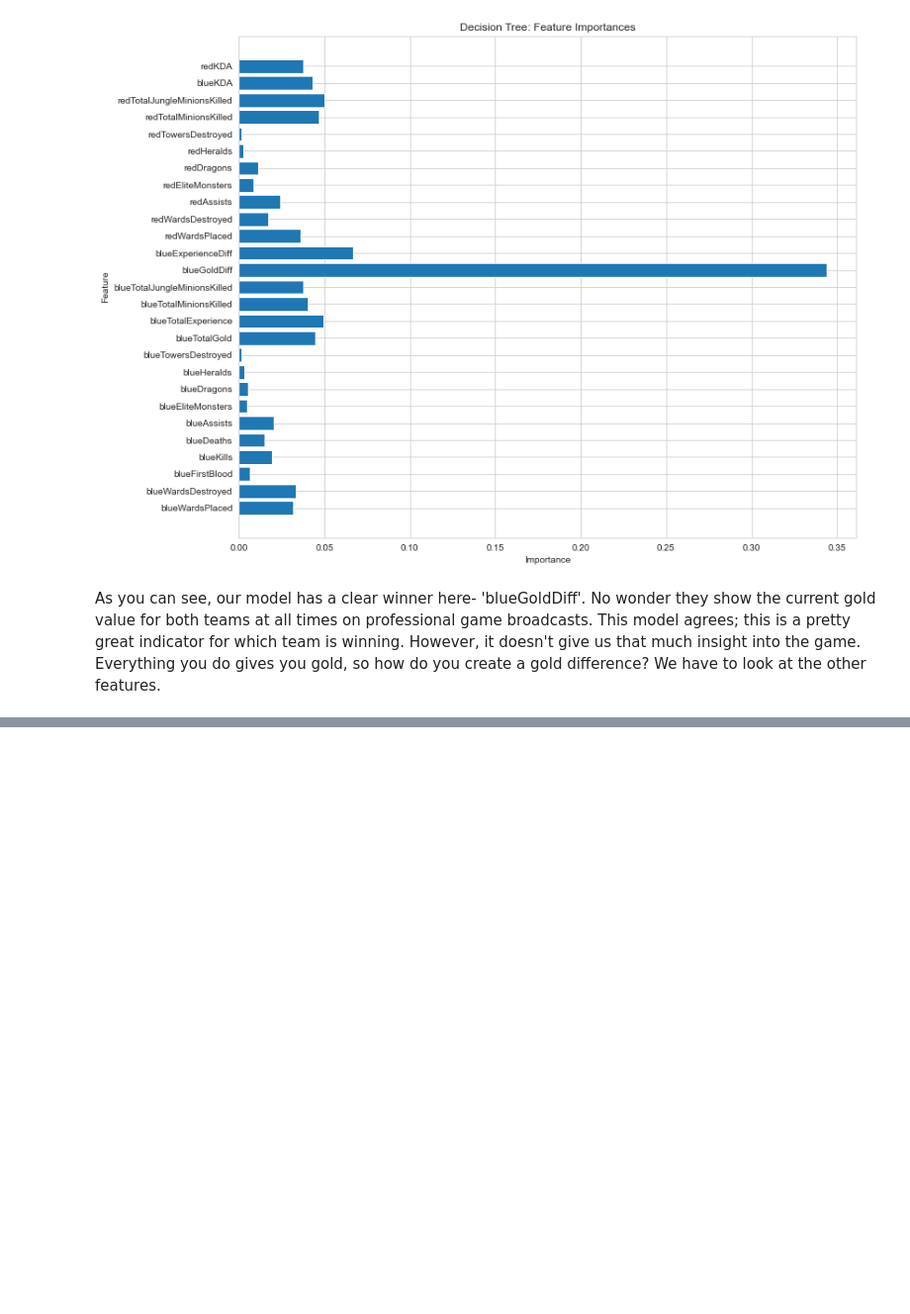
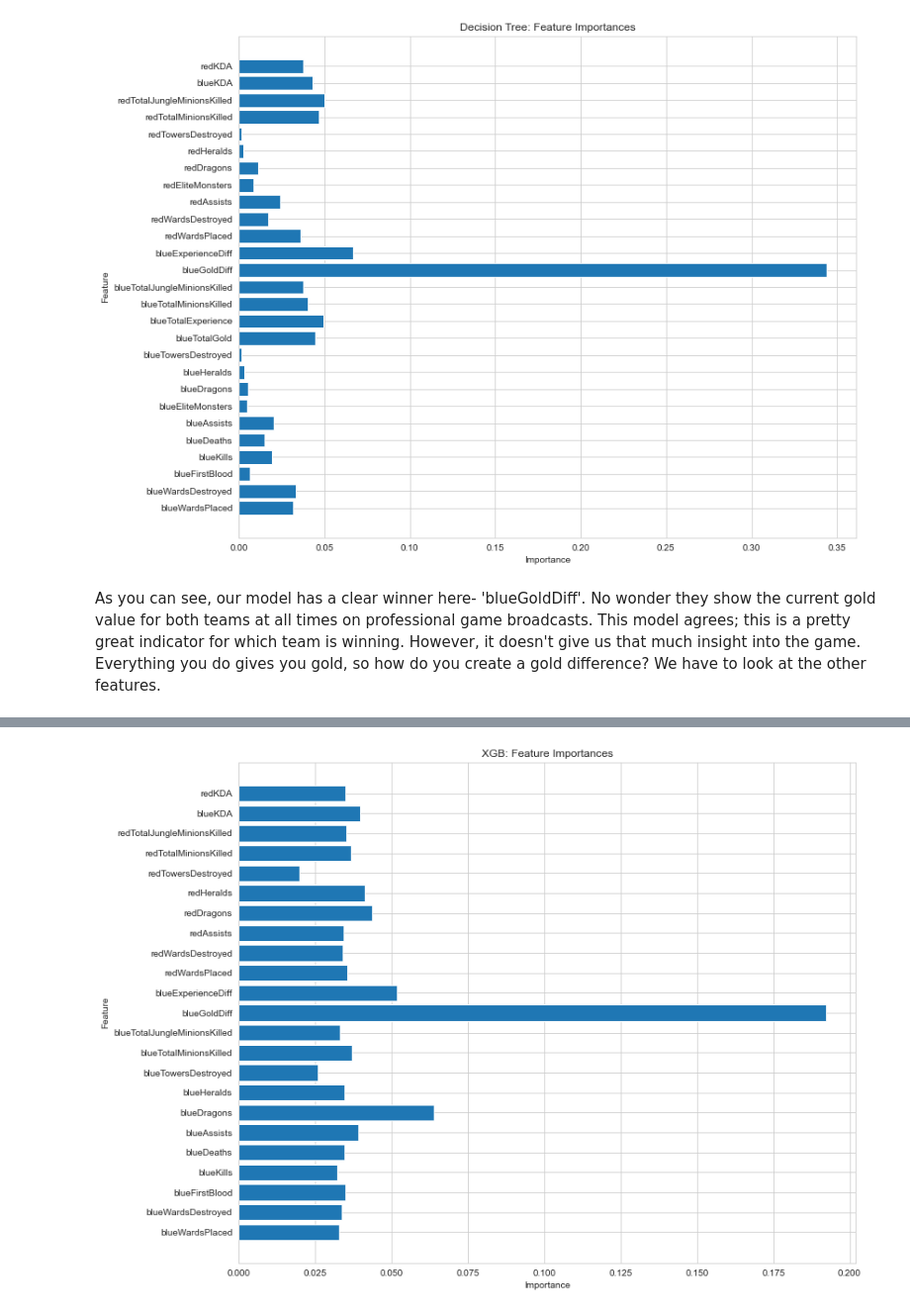
Before and after one commit to ewehmueller/lol-classification, a Jupyter notebook: league-analysis.ipynb, the cells around one changed output, grey strips where cells are left out. Shown at 99% size. Cells and saved outputs as stored; diff of their text form; code cells hidden in the pictures; blank space fills up the shorter version.

```diff
--- a/league-analysis.ipynb
+++ b/league-analysis.ipynb
@@ -358,0 +416,9 @@ sorted_series.plot(kind='barh',
+# %%
+X_xgb= model_df.drop('blueWins', 1)
+y_xgb= model_df['blueWins']
+
+X3_train, X3_test, y3_train, y3_test = train_test_split(
+    X_xgb,
+    y_xgb)
+
+X3_train.shape, X3_test.shape, y3_train.shape, y3_test.shape
@@ -358,0 +427,8 @@ sorted_series.plot(kind='barh',
+# %%
+model_xgb = XGBClassifier()
+model_xgb.fit(X3_train, y3_train)
+scores = cross_val_score(model_xgb, X3_train,y3_train)
+print('cross-val-scores')
+print(scores)
+print('mean')
+print(round(scores.mean(), 5))
@@ -358,0 +452,13 @@ sorted_series.plot(kind='barh',
+# %%
+sns.set_style("whitegrid")
+
+fig = plt.figure(figsize=(12, 10))
+ax = fig.add_subplot(111)
+plt.barh(X_xgb.columns, model_xgb.feature_importances_)
+ax.set(
+    title="XGB: Feature Importances",
+    ylabel="Feature",
+    xlabel="Importance"
+);
+# %% [output]
+[figure, added]
```
Also changed, not shown: parts of 16 cells of this notebook.
